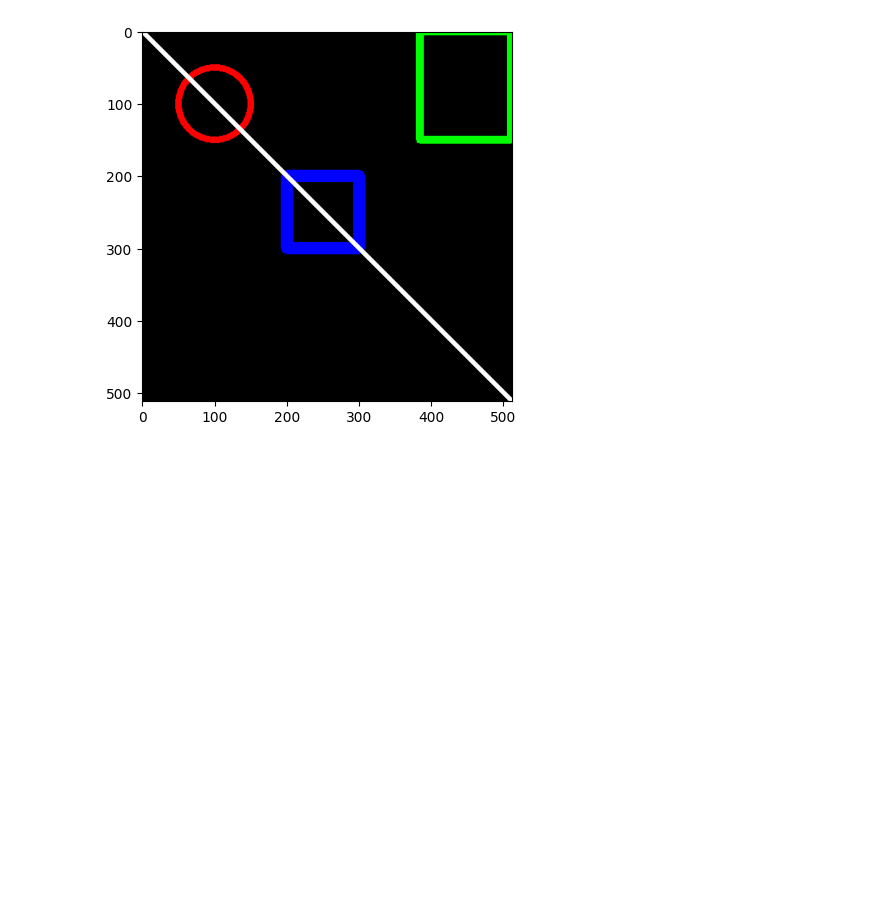
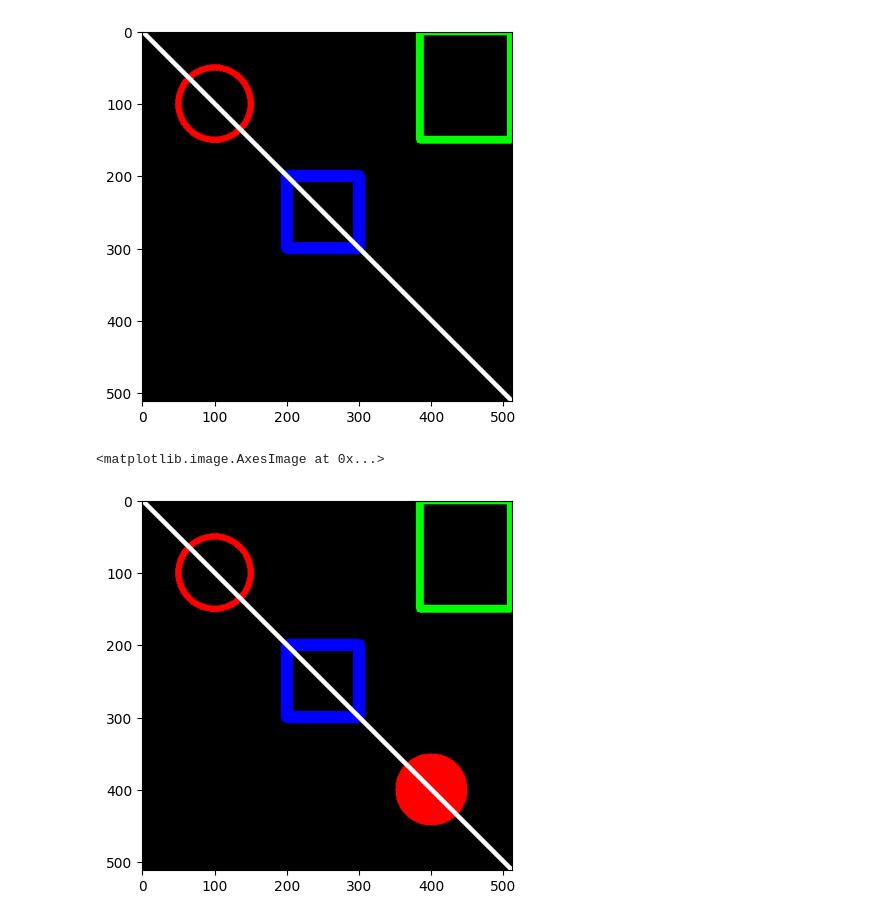
Before and after one commit to BrianLearning-source/PCVK_Genap_2026, a Jupyter notebook: Pertemuan_2b.ipynb, the cells around one changed output. Saved outputs shown, nothing was run; the diff lists cells and outputs as text; code cells hidden in the pictures; blank space fills up the shorter version.

```diff
--- a/Pertemuan_2b.ipynb
+++ b/Pertemuan_2b.ipynb
@@ -137,3 +137,18 @@ plt.imshow(black_img)
 # %% [output]
 <matplotlib.image.AxesImage at 0x...>
 [figure]
+# %%
+import matplotlib.pyplot as plt
+import numpy as np
+import cv2
+
+black_img = np.zeros(shape=(512,512,3),dtype=np.int16)
+cv2.rectangle(black_img, pt1=(384,0), pt2=(510,150),color=(0,255,0),thickness=10)
+cv2.rectangle(black_img, pt1=(200,200), pt2=(300,300),color=(0,0,255),thickness=15)
+cv2.circle(black_img,center=(100,100),radius=50,color=(255,0,0,),thickness=8)
+cv2.circle(black_img,center=(400,400),radius=50,color=(255,0,0),thickness=-1)
+cv2.line(black_img,pt1=(0,0),pt2=(512,512),color=(255,255,255),thickness=5)
+plt.imshow(black_img)
+# %% [output]
+<matplotlib.image.AxesImage at 0x...>
+[figure, added]
```
Also changed, not shown: parts of 1 cell of this notebook.
